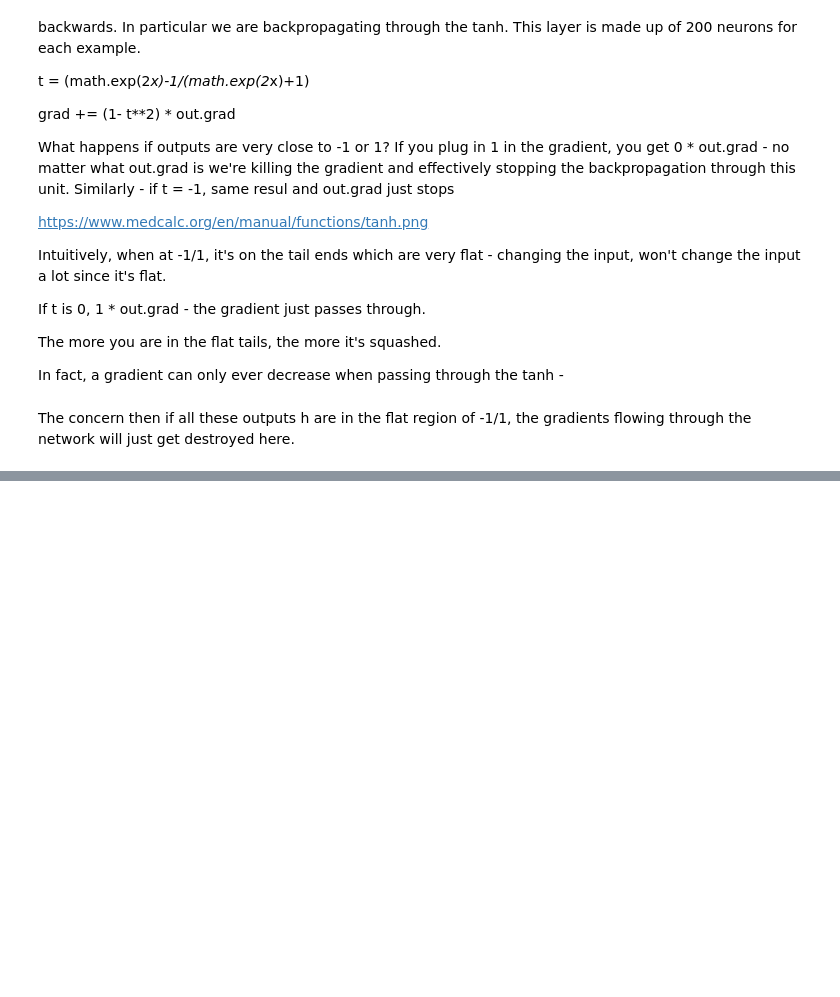
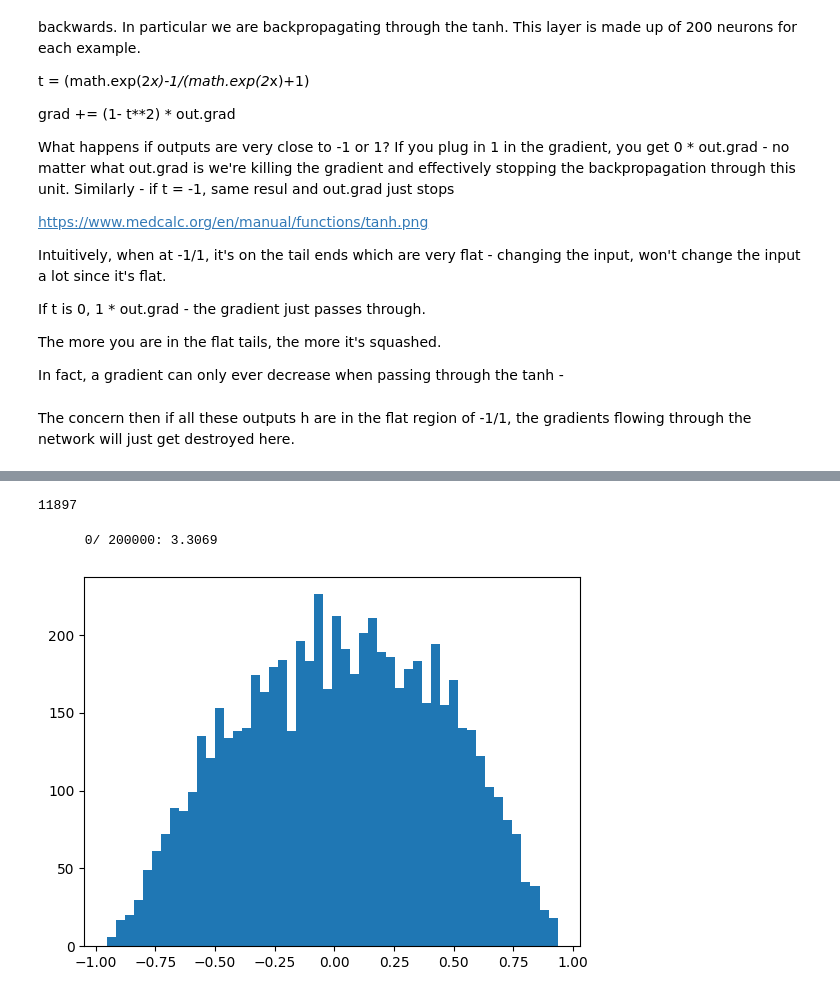
Before and after one commit to martush/martush_notebooks, a Jupyter notebook: Char_Level_Language_Model_MLP_2.ipynb, the cells around one changed output, grey strips where cells are left out. Drawn from its saved outputs; the diff is of its cells as text; code cells hidden in the pictures; blank space fills up the shorter version.

```diff
--- a/Char_Level_Language_Model_MLP_2.ipynb
+++ b/Char_Level_Language_Model_MLP_2.ipynb
@@ -602,0 +618,66 @@ We don't have such cases.
+# %%
+# Initialize all parameters
+n_emb = 10
+n_hidden = 200
+
+g = torch.Generator().manual_seed(2147483647)
+C = torch.randn((vocab_size, n_emb),  generator=g)
+
+#squash weights
+W1 = torch.randn((n_emb * block_size, n_hidden), generator=g) * 0.1
+#we can also do 0 but in practice a small positive number better - adds some entropy
+b1 = torch.randn(n_hidden, generator=g) * 0.01
+
+W2 = torch.randn((n_hidden, vocab_size), generator=g) * 0.01
+b2 = torch.randn(vocab_size, generator=g) * 0
+
+parameters = [C, W1, b1, W2, b2]
+print(sum(p.nelement() for p in parameters))
+for p in parameters:
+    p.requires_grad = True
+# %% [output]
+11897
+# %%
+from torch.func import grad
+max_steps = 200000
+batch_size = 32
+lossi = []
+
+
+for i in range(max_steps):
+
+    #minibatch construct - random integer between 0 and size of training set - 32 of them
+    ix = torch.randint(0, Xtr.shape[0], (batch_size,), generator=g)
+    Xb, Yb = Xtr[ix], Ytr[ix] # batch X,Y
+
+    # forward pass
+    emb = C[Xb] # embed the characters into vectors
+    embcat = emb.view(emb.shape[0], -1) # concat the vectors
+    hpreact = embcat @ W1 + b1 # hidden layer pre-activation
+    h = torch.tanh(hpreact) # hidden layer
+    logits = h @ W2 + b2 # output layer
+    loss = F.cross_entropy(logits, Yb) # loss function
+
+    # backward pass
+    for p in parameters:
+        p.grad = None
+    loss.backward()
+
+    #update
+    lr = 0.1 if i < 100000 else 0.01 # step learning rate decay
+    for p in parameters:
+        p.data += -lr * p.grad
+
+    # tracк stats
+    if i % 10000 == 0:
+        print(f'{i:7d}/{max_steps:7d}: {loss.item():.4f}')
+    lossi.append(loss.log10().item())
+
+    break
+# %% [output]
+      0/ 200000: 3.3069
+# %%
+# Stretch it out into one large vector
+plt.hist(h.view(-1).tolist(), 50);
+# %% [output]
+[figure, added]
```
Also changed, not shown: parts of 21 cells of this notebook.
